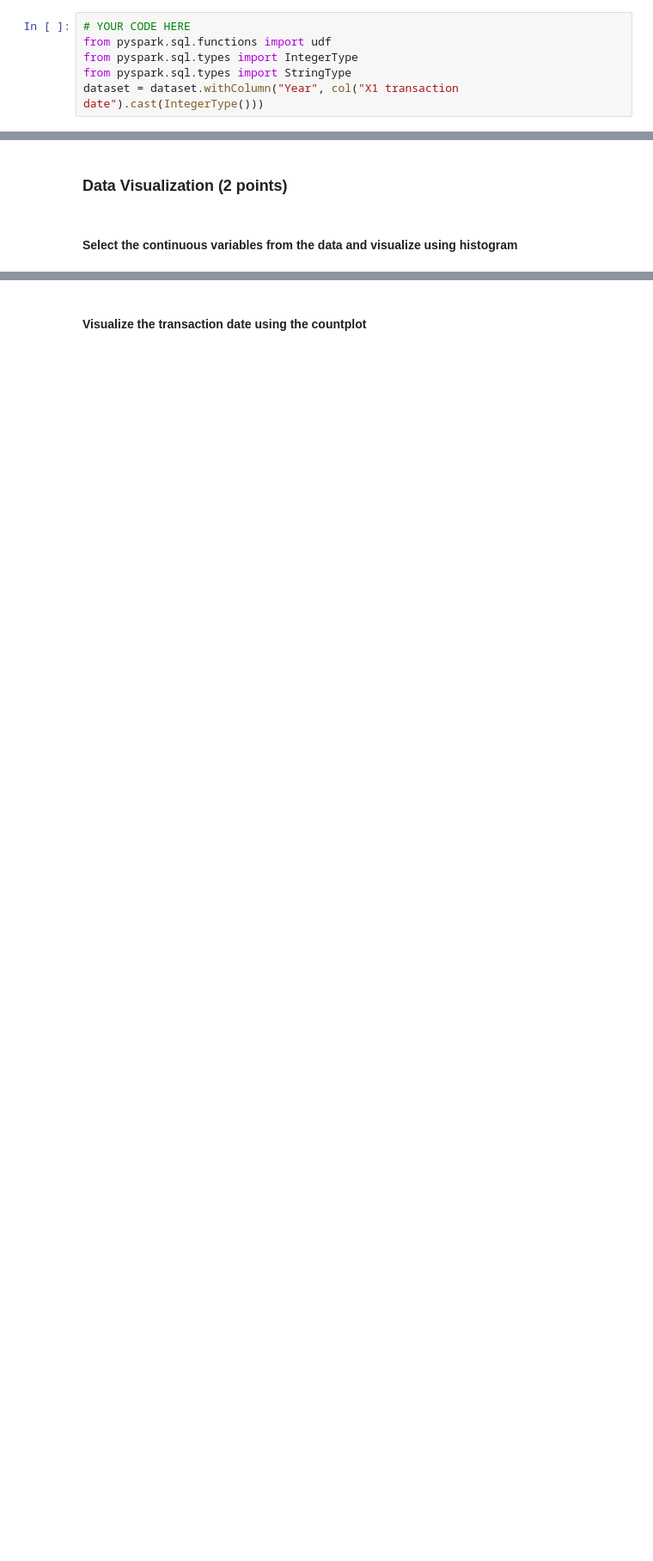
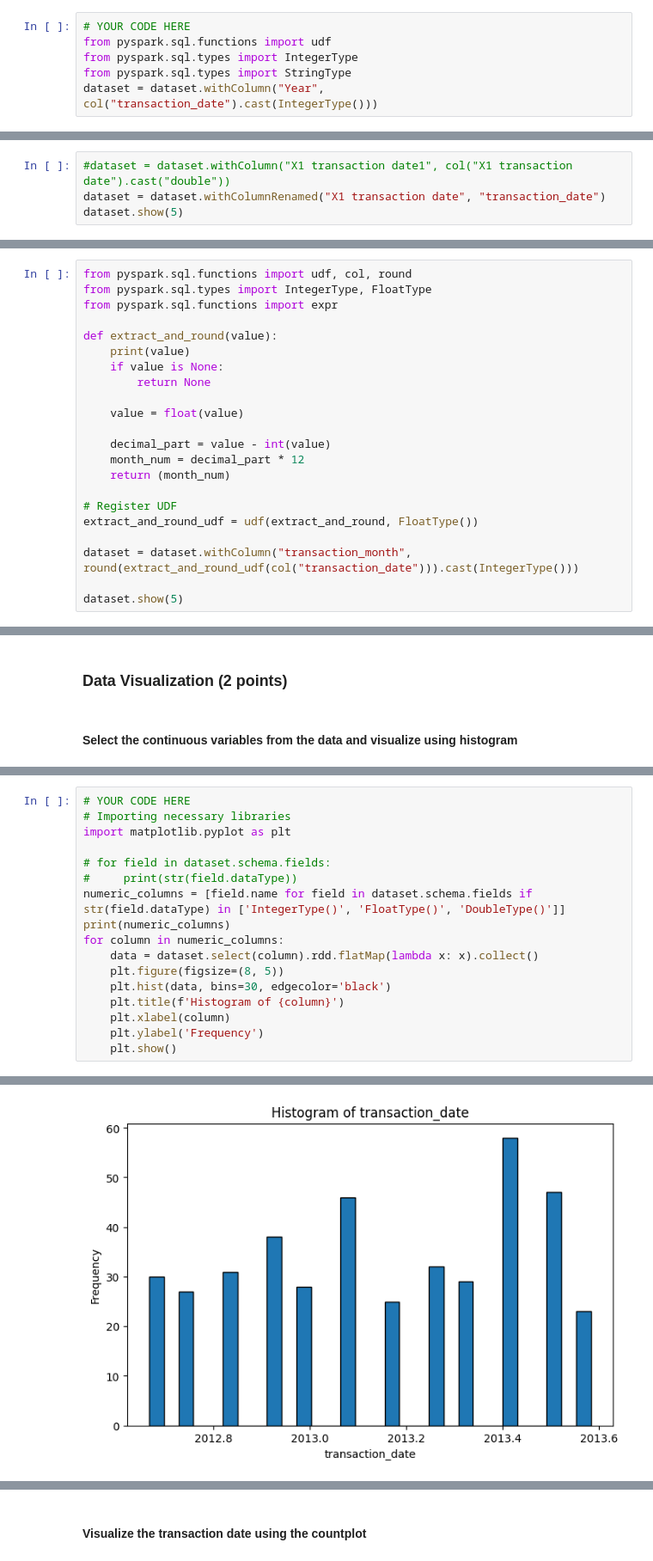
Before and after one commit to vchandraiitk/datascience, a Jupyter notebook: M7_NB_MiniProject_2_Simple_Analytics_Pyspark.ipynb, the cells around one changed output, grey strips where cells are left out. Shown: that part at 86% size. Saved outputs shown, nothing was run; the diff lists cells and outputs as text; blank space fills up the shorter version.

```diff
--- a/M7_NB_MiniProject_2_Simple_Analytics_Pyspark.ipynb
+++ b/M7_NB_MiniProject_2_Simple_Analytics_Pyspark.ipynb
@@ -221,7 +245,7 @@ To know more about udf(), click [here](https://spark.apache.org/docs/latest/api/
 from pyspark.sql.functions import udf
 from pyspark.sql.types import IntegerType
 from pyspark.sql.types import StringType
-dataset = dataset.withColumn("Year", col("X1 transaction date").cast(IntegerType()))
+dataset = dataset.withColumn("Year", col("transaction_date").cast(IntegerType()))
 # %%
 dataset.show(5)
 # %% [output]
@@ -265,0 +262,4 @@ dataset = dataset.withColumn("Month", extract_month_udf(col("X1 transaction date
+# %%
+#dataset = dataset.withColumn("X1 transaction date1", col("X1 transaction date").cast("double"))
+dataset = dataset.withColumnRenamed("X1 transaction date", "transaction_date")
+dataset.show(5)
@@ -265,0 +289,22 @@ dataset = dataset.withColumn("Month", extract_month_udf(col("X1 transaction date
+# %%
+from pyspark.sql.functions import udf, col, round
+from pyspark.sql.types import IntegerType, FloatType
+from pyspark.sql.functions import expr
+
+def extract_and_round(value):
+    print(value)
+    if value is None:
+        return None
+
+    value = float(value)
+
+    decimal_part = value - int(value)
+    month_num = decimal_part * 12
+    return (month_num)
+
+# Register UDF
+extract_and_round_udf = udf(extract_and_round, FloatType())
+
+dataset = dataset.withColumn("transaction_month", round(extract_and_round_udf(col("transaction_date"))).cast(IntegerType()))
+
+dataset.show(5)
@@ -271,0 +326,18 @@ dataset = dataset.withColumn("Month", extract_month_udf(col("X1 transaction date
+# %%
+# YOUR CODE HERE
+# Importing necessary libraries
+import matplotlib.pyplot as plt
+
+# for field in dataset.schema.fields:
+#     print(str(field.dataType))
+numeric_columns = [field.name for field in dataset.schema.fields if str(field.dataType) in ['IntegerType()', 'FloatType()', 'DoubleType()']]
+print(numeric_columns)
+for column in numeric_columns:
+    data = dataset.select(column).rdd.flatMap(lambda x: x).collect()
+    plt.figure(figsize=(8, 5))
+    plt.hist(data, bins=30, edgecolor='black')
+    plt.title(f'Histogram of {column}')
+    plt.xlabel(column)
+    plt.ylabel('Frequency')
+    plt.show()
+# %% [output]
@@ -271,0 +354 @@ dataset = dataset.withColumn("Month", extract_month_udf(col("X1 transaction date
+[figure, added]
```
Also changed, not shown: parts of 22 cells of this notebook.
